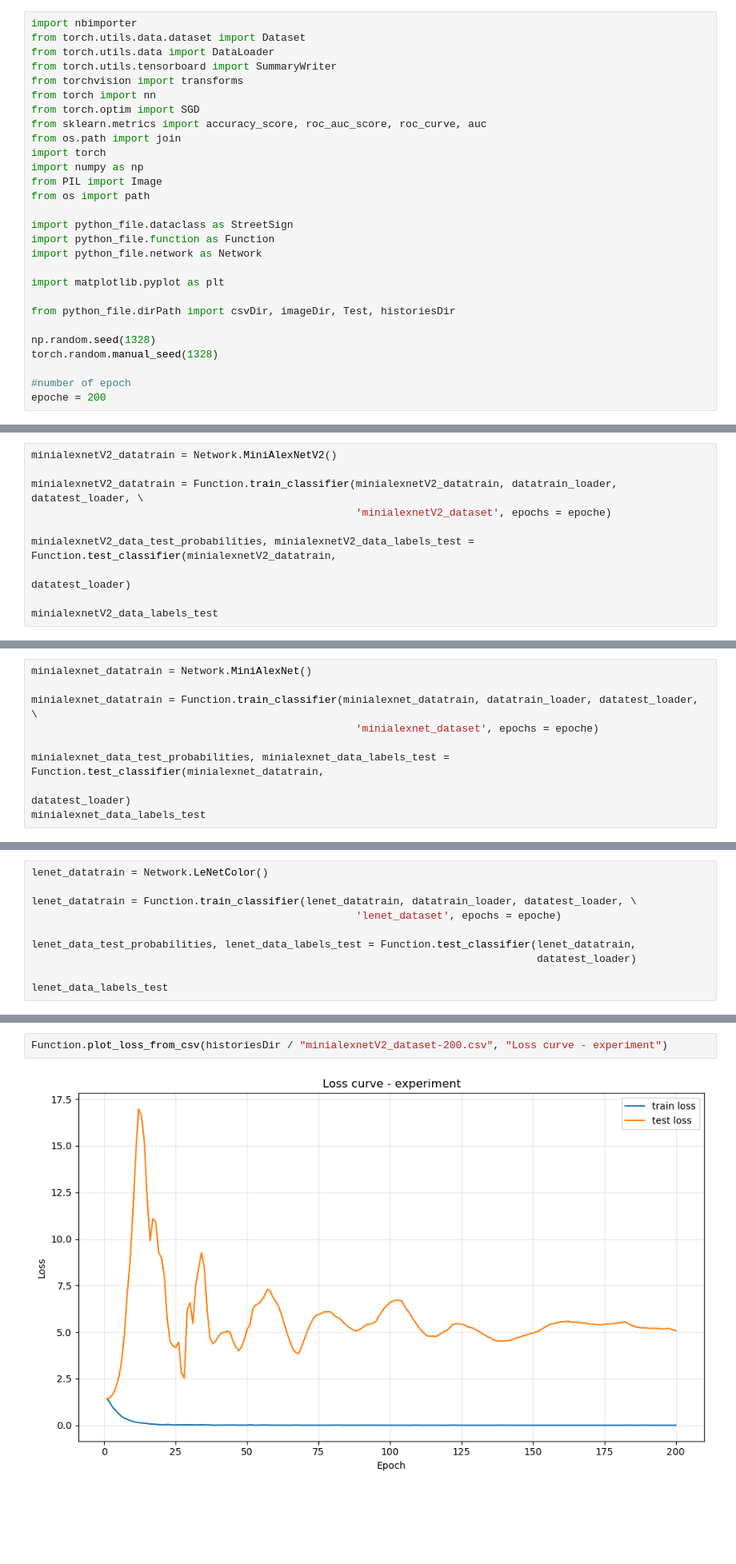
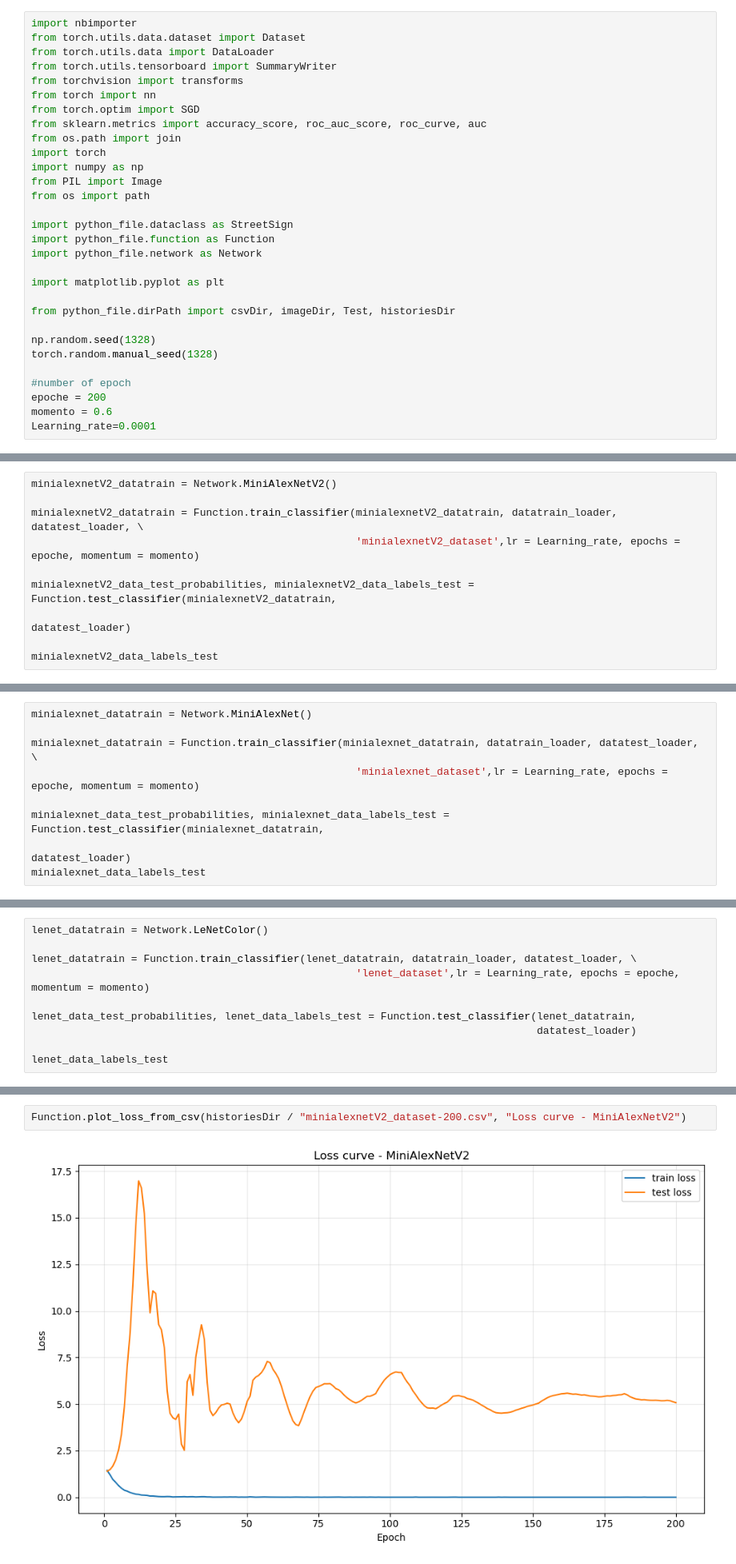
Before and after one commit to gorgons97/MachineLearning_Unict, a Jupyter notebook: train.ipynb, the cells around one changed output, grey strips where cells are left out. Shown at 80% size. Saved outputs shown, nothing was run; the diff lists cells and outputs as text; blank space fills up the shorter version.

```diff
--- a/train.ipynb
+++ b/train.ipynb
@@ -26,6 +26,8 @@ torch.random.manual_seed(1328)
 
 #number of epoch
 epoche = 200
+momento = 0.6
+Learning_rate=0.0001
 # %%
 #resize normale
 tran = transforms.Compose([StreetSign.Rescale(32),StreetSign.RandomCrop(32),StreetSign.ToTensor()])
@@ -39,7 +41,7 @@ datatest_loader = DataLoader(datatest, batch_size=1024, shuffle=True)
 minialexnetV2_datatrain = Network.MiniAlexNetV2()
 
 minialexnetV2_datatrain = Function.train_classifier(minialexnetV2_datatrain, datatrain_loader, datatest_loader, \
-                                                    'minialexnetV2_dataset', epochs = epoche)
+                                                    'minialexnetV2_dataset',lr = Learning_rate, epochs = epoche, momentum = momento)
 
 minialexnetV2_data_test_probabilities, minialexnetV2_data_labels_test = Function.test_classifier(minialexnetV2_datatrain,
                                                                                                  datatest_loader)
@@ -67,7 +53,7 @@ array([0, 1, 0, 1, 1, 1, 1, 1, 1, 2, 0, 1, 0, 1, 2, 2, 1, 2, 1, 1, 0, 1,
 minialexnet_datatrain = Network.MiniAlexNet()
 
 minialexnet_datatrain = Function.train_classifier(minialexnet_datatrain, datatrain_loader, datatest_loader, \
-                                                    'minialexnet_dataset', epochs = epoche)
+                                                    'minialexnet_dataset',lr = Learning_rate, epochs = epoche, momentum = momento)
 
 minialexnet_data_test_probabilities, minialexnet_data_labels_test = Function.test_classifier(minialexnet_datatrain,
                                                                                              datatest_loader)
@@ -94,7 +80,7 @@ array([1, 1, 1, 1, 2, 2, 2, 0, 0, 0, 1, 1, 1, 2, 1, 1, 0, 2, 0, 1, 1, 2,
 lenet_datatrain = Network.LeNetColor()
 
 lenet_datatrain = Function.train_classifier(lenet_datatrain, datatrain_loader, datatest_loader, \
-                                                    'lenet_dataset', epochs = epoche)
+                                                    'lenet_dataset',lr = Learning_rate, epochs = epoche, momentum = momento)
 
 lenet_data_test_probabilities, lenet_data_labels_test = Function.test_classifier(lenet_datatrain,
                                                                                  datatest_loader)
@@ -162,7 +133,7 @@ AUC macro (media): 0.915
 # %% [markdown]
 <h1>Curve di Loss</h1>
 # %%
-Function.plot_loss_from_csv(historiesDir / "minialexnetV2_dataset-200.csv", "Loss curve - experiment")
+Function.plot_loss_from_csv(historiesDir / "minialexnetV2_dataset-200.csv", "Loss curve - MiniAlexNetV2")
 # %% [output]
-[figure, old version]
+[figure, new version]
 # %%
```
Also changed, not shown: parts of 18 cells of this notebook, 28 other files.
